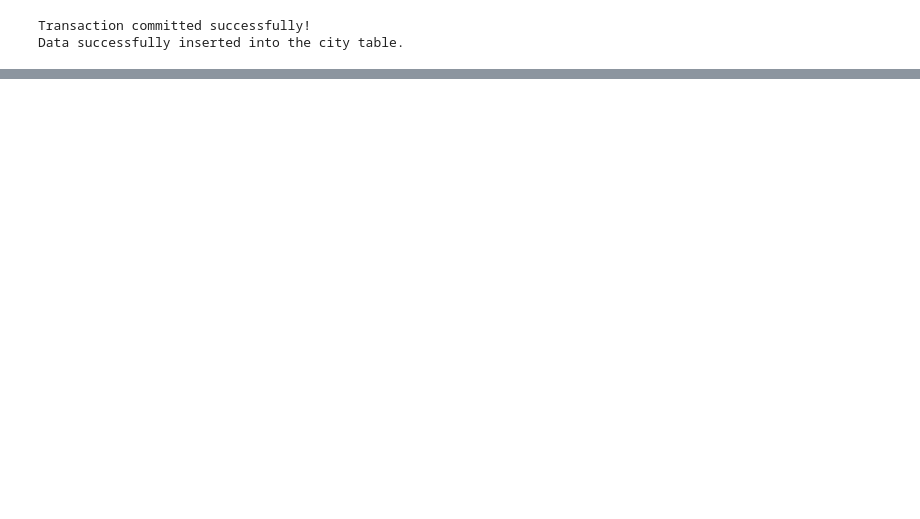
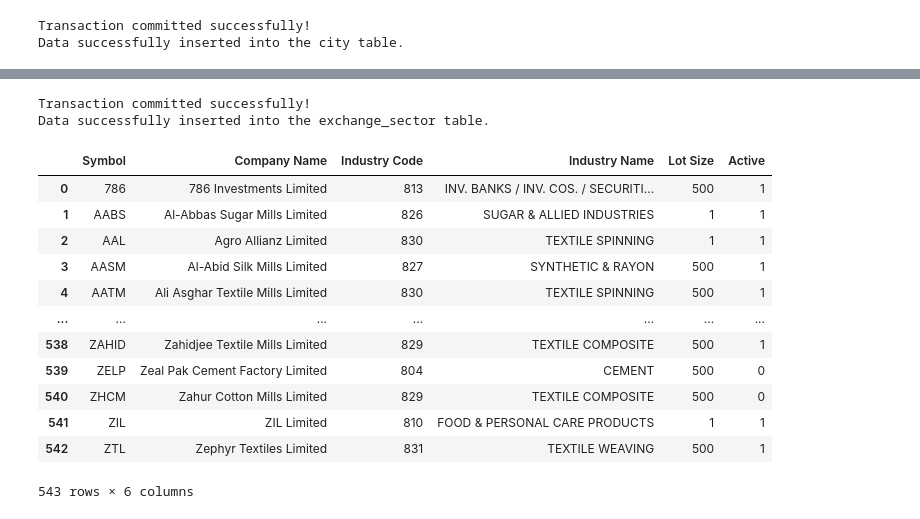
Before and after one commit to raza141/fund_tracker_psx, a Jupyter notebook: main.ipynb, the cells around one changed output, grey strips where cells are left out. Drawn from its saved outputs; the diff is of its cells as text; code cells hidden in the pictures; blank space fills up the shorter version.

```diff
--- a/main.ipynb
+++ b/main.ipynb
@@ -498,0 +681,53 @@ Error inserting data: (1064, "You have an error in your SQL syntax; check the ma
+# %%
+sector_data = pd.read_csv(Path(STOCKS_DIR)/'Industry_code&Name.csv')
+
+query = f"""
+INSERT INTO exchange_sector (
+    exchange_id,
+    exchange_sector_name,
+    exchange_sector_code,
+    exchange_sector_status,
+    exchange_sector_added_date,
+    exchange_sector_added_by
+
+) VALUES (%s, %s, %s, %s, %s, %s);
+"""
+
+try:
+    for index, row in sector_data.iterrows():
+        values = (
+            row['Exchange Id'],          # exchange_id
+            row['Industry Name'],        # exchange_sector_name
+            row['Industry Code'],        # exchange_sector_code
+            row['Exchange Status'],      # exchange_sector_status
+            '2024-12-02',                # exchange_sector_added_date
+            1000                        # exchange_sector_added_by
+        )
+        cursor.execute(query, values)
+
+    # Commit the transaction
+    db.commit()
+    print("Data successfully inserted into the exchange_sector table.")
+except pymysql.MySQLError as e:
+    print(f"Error inserting data: {e}")
+    db.connection.rollback()
+# %% [output]
+Transaction committed successfully!
+Data successfully inserted into the exchange_sector table.
+# %%
+stocks_data = pd.read_csv(Path(PROCESSED_FIPI_LIPI_DIR)/'stocks_name_code_lotsize_industry_code.csv')
+stocks_data
+# %% [output]
+|  | Symbol | Company Name | Industry Code | Industry Name | Lot Size | Active |
+| 0 | 786 | 786 Investments Limited | 813 | INV. BANKS / INV. COS. / SECURITI... | 500 | 1 |
+| 1 | AABS | Al-Abbas Sugar Mills Limited | 826 | SUGAR & ALLIED INDUSTRIES | 1 | 1 |
+| 2 | AAL | Agro Allianz Limited | 830 | TEXTILE SPINNING | 1 | 1 |
+| 3 | AASM | Al-Abid Silk Mills Limited | 827 | SYNTHETIC & RAYON | 500 | 1 |
+| 4 | AATM | Ali Asghar Textile Mills Limited | 830 | TEXTILE SPINNING | 500 | 1 |
+| ... | ... | ... | ... | ... | ... | ... |
+| 538 | ZAHID | Zahidjee Textile Mills Limited | 829 | TEXTILE COMPOSITE | 500 | 1 |
+| 539 | ZELP | Zeal Pak Cement Factory Limited | 804 | CEMENT | 500 | 0 |
+| 540 | ZHCM | Zahur Cotton Mills Limited | 829 | TEXTILE COMPOSITE | 500 | 0 |
+| 541 | ZIL | ZIL Limited | 810 | FOOD & PERSONAL CARE PRODUCTS | 1 | 1 |
+| 542 | ZTL | Zephyr Textiles Limited | 831 | TEXTILE WEAVING | 500 | 1 |
+543 rows × 6 columns
```
Also changed, not shown: parts of 28 cells of this notebook, 43 other files.
